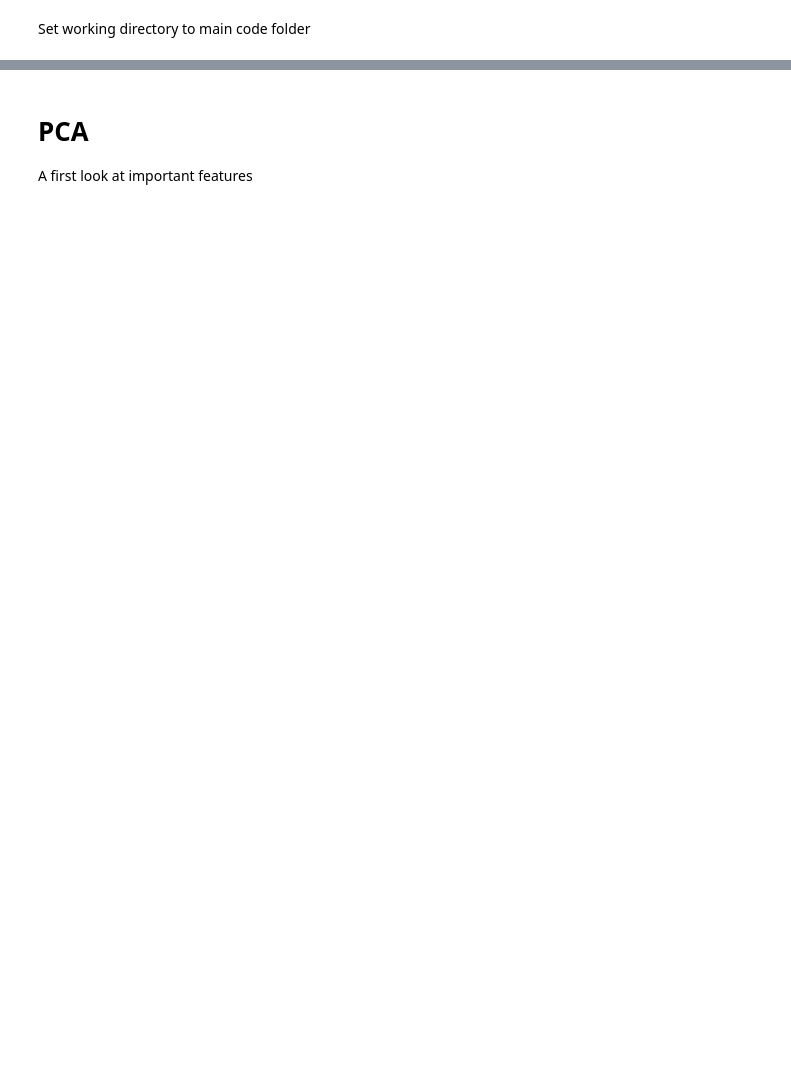
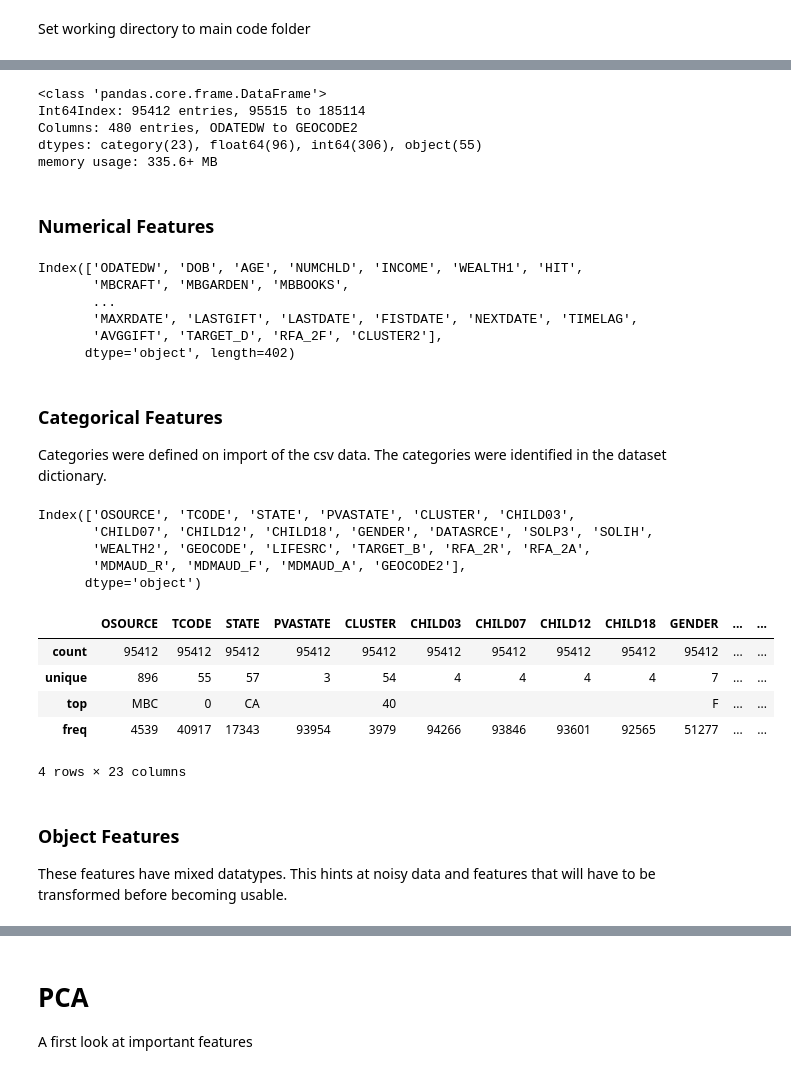
Before and after one commit to datarian/master-thesis-msc-statistics, a Jupyter notebook: code/jupyter_notebooks/eda.ipynb, the cells around one changed output, grey strips where cells are left out. Drawn from its saved outputs; the diff is of its cells as text; code cells hidden in the pictures; blank space fills up the shorter version.

```diff
--- a/code/jupyter_notebooks/eda.ipynb
+++ b/code/jupyter_notebooks/eda.ipynb
@@ -280,0 +35,46 @@ temp.cat.categories
+# %%
+learning_raw.info()
+# %% [output]
+<class 'pandas.core.frame.DataFrame'>
+Int64Index: 95412 entries, 95515 to 185114
+Columns: 480 entries, ODATEDW to GEOCODE2
+dtypes: category(23), float64(96), int64(306), object(55)
+memory usage: 335.6+ MB
+# %% [markdown]
+### Numerical Features
+# %%
+numerical = learning_raw.select_dtypes(include=['float64', 'int64']).columns
+print(numerical)
+# %% [output]
+Index(['ODATEDW', 'DOB', 'AGE', 'NUMCHLD', 'INCOME', 'WEALTH1', 'HIT',
+       'MBCRAFT', 'MBGARDEN', 'MBBOOKS',
+       ...
+       'MAXRDATE', 'LASTGIFT', 'LASTDATE', 'FISTDATE', 'NEXTDATE', 'TIMELAG',
+       'AVGGIFT', 'TARGET_D', 'RFA_2F', 'CLUSTER2'],
+      dtype='object', length=402)
+# %% [markdown]
+### Categorical Features
+
+Categories were defined on import of the csv data. The categories were identified in the dataset dictionary.
+# %%
+categories = learning_raw.select_dtypes(include='category').columns
+print(categories)
+# %% [output]
+Index(['OSOURCE', 'TCODE', 'STATE', 'PVASTATE', 'CLUSTER', 'CHILD03',
+       'CHILD07', 'CHILD12', 'CHILD18', 'GENDER', 'DATASRCE', 'SOLP3', 'SOLIH',
+       'WEALTH2', 'GEOCODE', 'LIFESRC', 'TARGET_B', 'RFA_2R', 'RFA_2A',
+       'MDMAUD_R', 'MDMAUD_F', 'MDMAUD_A', 'GEOCODE2'],
+      dtype='object')
+# %%
+learning_raw.loc[:,categories].describe()
+# %% [output]
+|  | OSOURCE | TCODE | STATE | PVASTATE | CLUSTER | CHILD03 | CHILD07 | CHILD12 | CHILD18 | GENDER | ... | ... |
+| count | 95412 | 95412 | 95412 | 95412 | 95412 | 95412 | 95412 | 95412 | 95412 | 95412 | ... | ... |
+| unique | 896 | 55 | 57 | 3 | 54 | 4 | 4 | 4 | 4 | 7 | ... | ... |
+| top | MBC | 0 | CA |  | 40 |  |  |  |  | F | ... | ... |
+| freq | 4539 | 40917 | 17343 | 93954 | 3979 | 94266 | 93846 | 93601 | 92565 | 51277 | ... | ... |
+4 rows × 23 columns
+# %% [markdown]
+### Object Features
+
+These features have mixed datatypes. This hints at noisy data and features that will have to be transformed before becoming usable.
```
Also changed, not shown: parts of 76 cells of this notebook, 10 other files.
